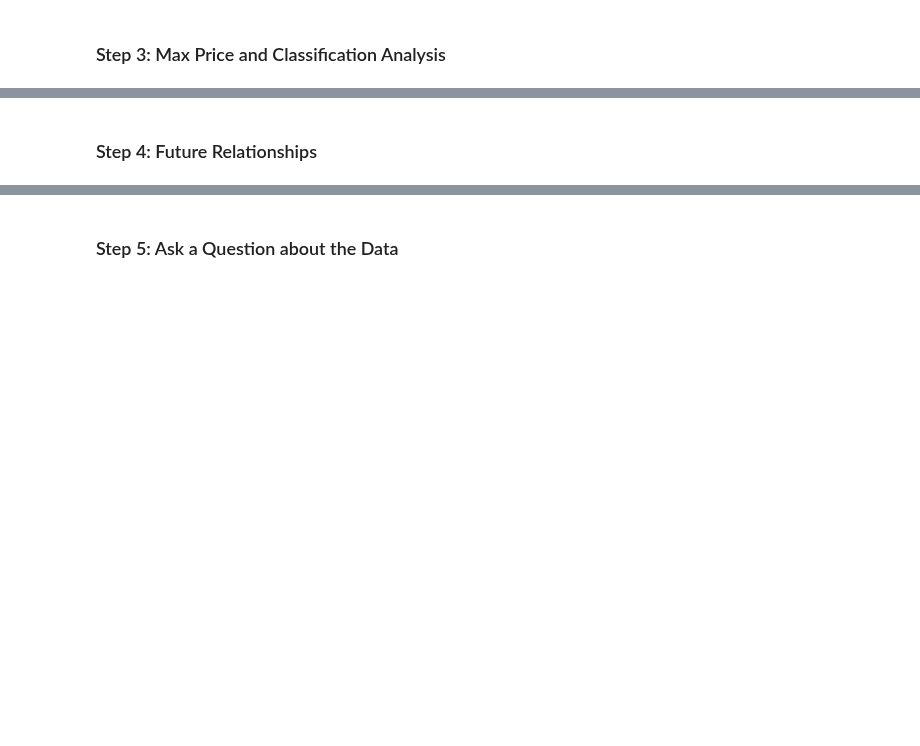
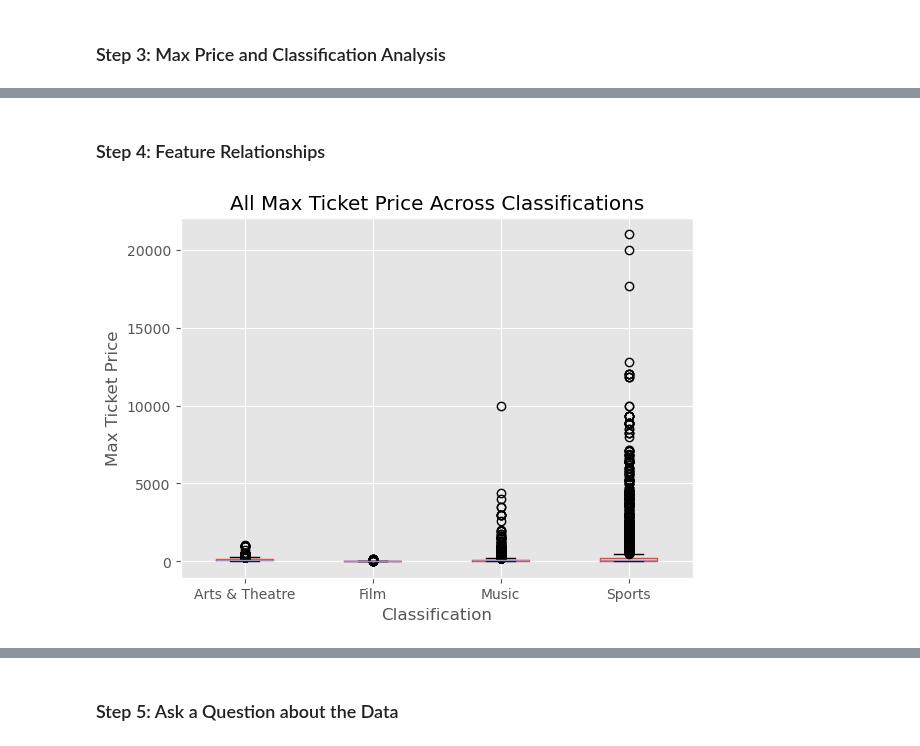
Before and after one commit to dq93/TicketMasterAPI, a Jupyter notebook: notebooks/Vanessa-eda.ipynb, the cells around one changed output, grey strips where cells are left out. Cells and saved outputs as stored; diff of their text form; code cells hidden in the pictures; blank space fills up the shorter version.

```diff
--- a/notebooks/Vanessa-eda.ipynb
+++ b/notebooks/Vanessa-eda.ipynb
@@ -192,4 +207,12 @@ ax.set_ylabel('Count');
 # %% [markdown]
-### Step 4: Future Relationships
+### Step 4: Feature Relationships
 # %%
 #upcoming events over time and their max prices with color coded by genre
+ax = df[df.Classification != 'Miscellaneous'].boxplot(by = 'Classification');
+plt.title('All Max Ticket Price Across Classifications')
+ax.set_xlabel('Classification')
+ax.set_ylabel('Max Ticket Price')
+plt.suptitle('')
+plt.show()
+# %% [output]
+[figure, added]
```
Also changed, not shown: parts of 16 cells of this notebook.
